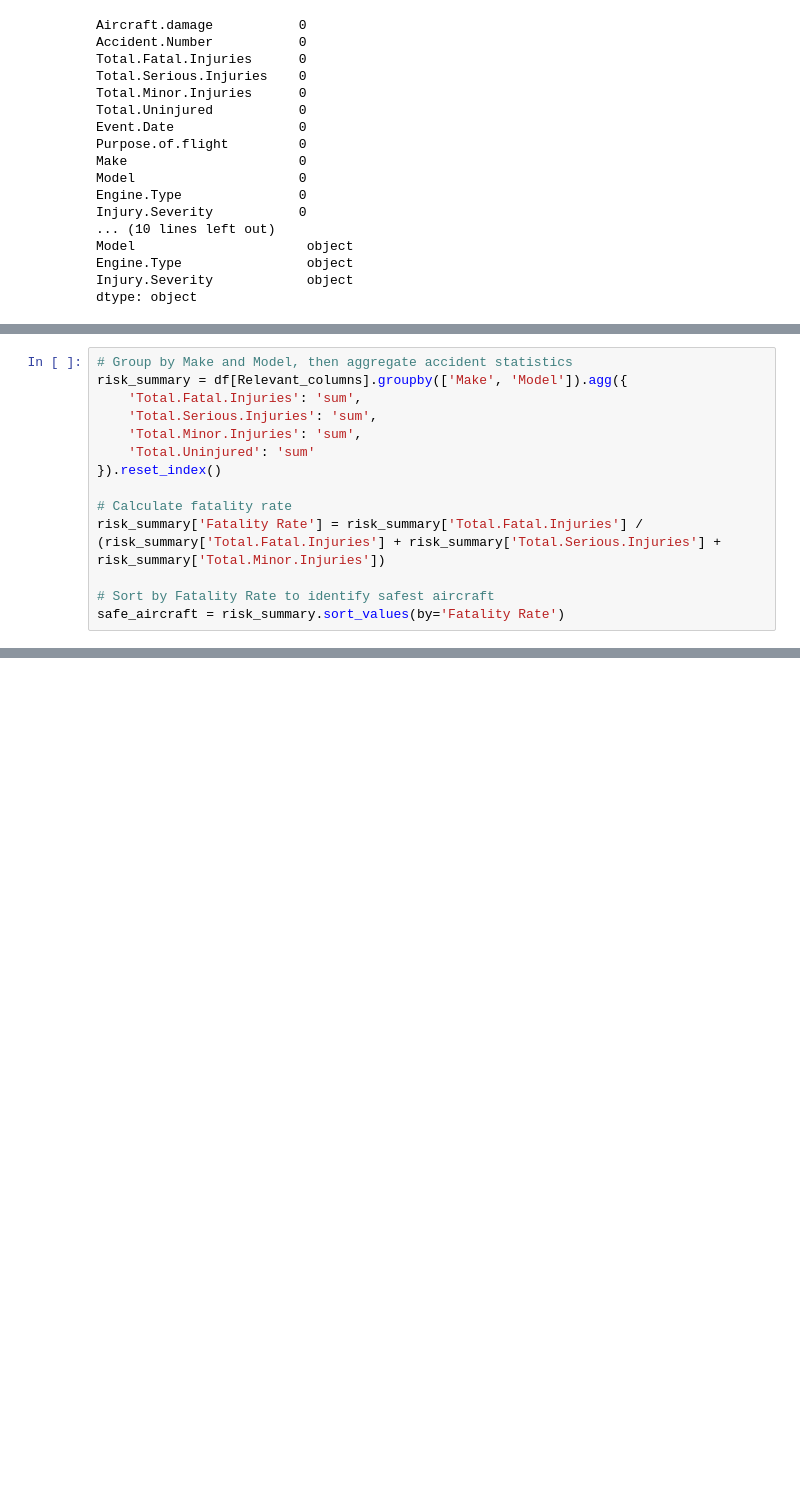
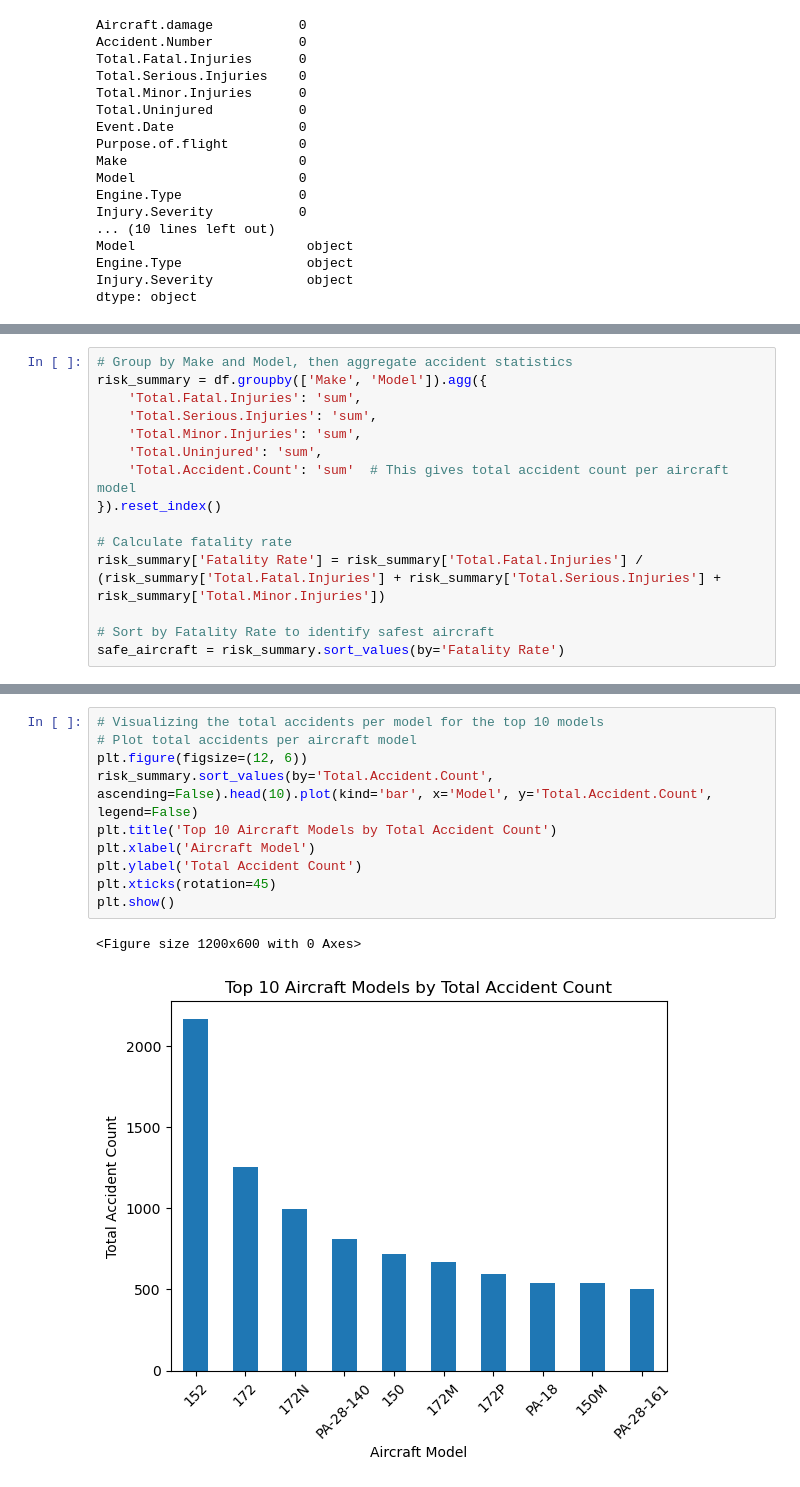
Before and after one commit to Kate-Maina/Aviation-accident, a Jupyter notebook: aviation_analysis.ipynb, the cells around one changed output, grey strips where cells are left out. Drawn from its saved outputs; the diff is of its cells as text; blank space fills up the shorter version.

```diff
--- a/aviation_analysis.ipynb
+++ b/aviation_analysis.ipynb
@@ -244,10 +262,11 @@ df.describe()
 # %%
 # Group by Make and Model, then aggregate accident statistics
-risk_summary = df[Relevant_columns].groupby(['Make', 'Model']).agg({
+risk_summary = df.groupby(['Make', 'Model']).agg({
     'Total.Fatal.Injuries': 'sum',
     'Total.Serious.Injuries': 'sum',
     'Total.Minor.Injuries': 'sum',
-    'Total.Uninjured': 'sum'
+    'Total.Uninjured': 'sum',
+    'Total.Accident.Count': 'sum'  # This gives total accident count per aircraft model
 }).reset_index()
 
 # Calculate fatality rate
@@ -278,0 +301,13 @@ print(safe_aircraft.head(10))
+# %%
+# Visualizing the total accidents per model for the top 10 models
+# Plot total accidents per aircraft model
+plt.figure(figsize=(12, 6))
+risk_summary.sort_values(by='Total.Accident.Count', ascending=False).head(10).plot(kind='bar', x='Model', y='Total.Accident.Count', legend=False)
+plt.title('Top 10 Aircraft Models by Total Accident Count')
+plt.xlabel('Aircraft Model')
+plt.ylabel('Total Accident Count')
+plt.xticks(rotation=45)
+plt.show()
+# %% [output]
+<Figure size 1200x600 with 0 Axes>
+[figure, added]
```
Also changed, not shown: parts of 34 cells of this notebook.
